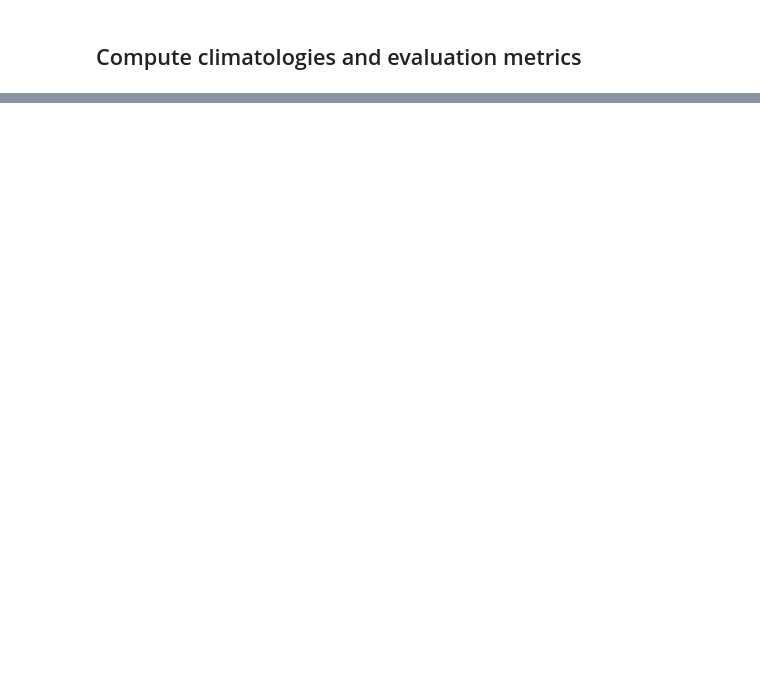
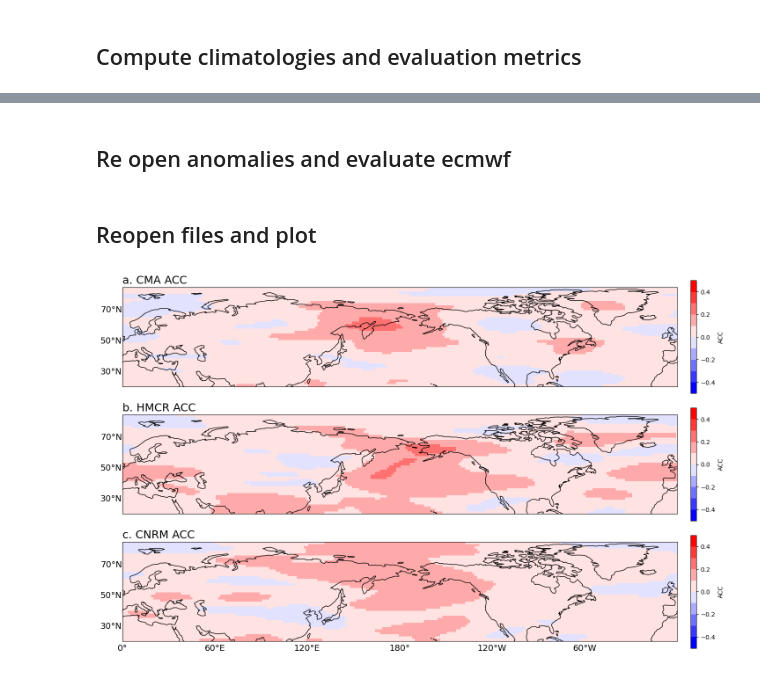
Before and after one commit to Lualawi/2025_Admasu_White, a Jupyter notebook: Evaluation.ipynb, the cells around one changed output, grey strips where cells are left out. Cells and saved outputs as stored; diff of their text form; code cells hidden in the pictures; blank space fills up the shorter version.

```diff
--- a/Evaluation.ipynb
+++ b/Evaluation.ipynb
@@ -1150,0 +1045,2 @@ plt.savefig('plots/ECMWF_acc_variability_lead_spread_11-29.png')
+# %% [markdown]
+## Re open anomalies and evaluate ecmwf
@@ -1150,0 +1077,2 @@ plt.savefig('plots/ECMWF_acc_variability_lead_spread_11-29.png')
+# %% [markdown]
+## Reopen files and plot
@@ -1150,0 +1086,12 @@ plt.savefig('plots/ECMWF_acc_variability_lead_spread_11-29.png')
+# %%
+#open other model files
+models11 = ['cma','hmcr','meteof']
+acc_models={}
+acc_homs={}
+for i in range((len(models11))):
+
+    acc=xr.open_dataset(models11[i]+'_acc_anomally-based.nc').acc
+    acc_homog=xr.open_dataset(models11[i]+'_acc-homogeneous_anomally-based.nc').acc
+
+    acc_models[models11[i]]=acc
+    acc_homs[models11[i]]=acc_homog
@@ -1150,0 +1188,41 @@ plt.savefig('plots/ECMWF_acc_variability_lead_spread_11-29.png')
+# %%
+#plot other models acc
+models11 = ['cma','hmcr','meteof']
+models_n = ['CMA','HMCR','CNRM']
+tt=['a.','b.','c.']
+fig = plt.figure(figsize=(16,9))
+cm=180
+proj = ccrs.PlateCarree(central_longitude=cm)
+for i in range(len(models11)):
+    ax = fig.add_subplot(3,1,i+1,projection=proj)
+    ax.coastlines()
+
+    fg=acc_models[models11[i]].isel(step=slice(7,22)).mean(dim=['step']).plot(ax=ax,cmap = 'bwr', vmax=0.5, vmin=-0.5, levels=np.arange(-0.5,0.6,0.1),transform=ccrs.PlateCarree(),cbar_kwargs={'pad':0.02,'label': "ACC"})
+    ax.set_title('')
+    ax.set_title(tt[i]+' '+models_n[i]+' ACC',loc='left',fontsize = 18)
+
+
+    # ax.add_patch(mpatches.Rectangle(xy=[-180, 30], width=30, height=40,
+    #                                 facecolor='none', edgecolor='k',
+    #                                 transform=ccrs.PlateCarree()))
+
+
+
+    gl = ax.gridlines(crs=ccrs.PlateCarree(),draw_labels=True, dms=True, x_inline=False, y_inline=False,color = "None")
+    gl.ylocator = mticker.FixedLocator([30,50,70])
+    gl.xlabels_top = False
+
+    gl.ylabels_right = False
+
+    if i<2:
+        gl.xlabels_bottom = False
+
+    gl.xlabel_style = {'size': 14}
+    gl.ylabel_style = {'size': 14}
+
+
+plt.tight_layout()
+plt.savefig('plots/othermodels_anom-based-acc_s2s.png')
+plt.show()
+# %% [output]
+[figure, added]
```
Also changed, not shown: parts of 59 cells of this notebook, 5 other files.
